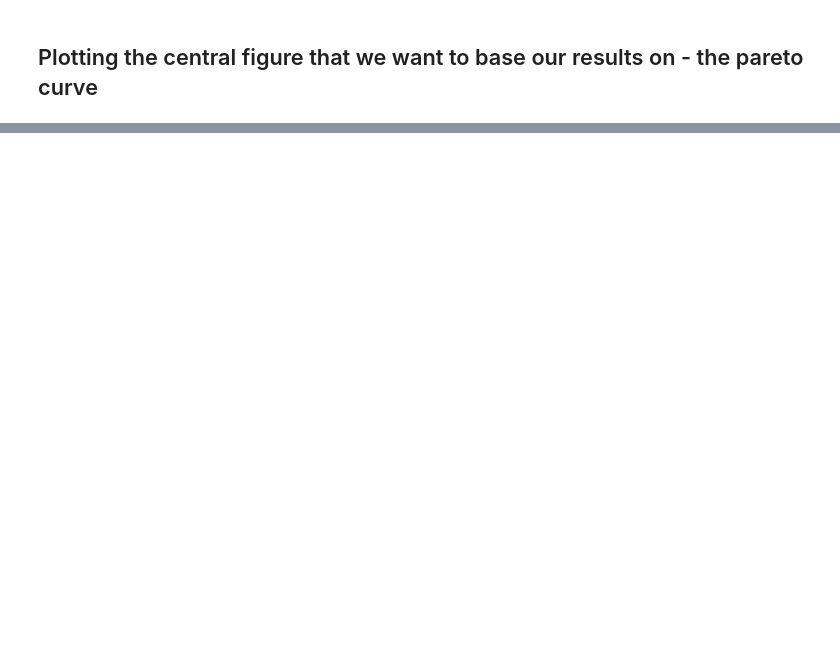
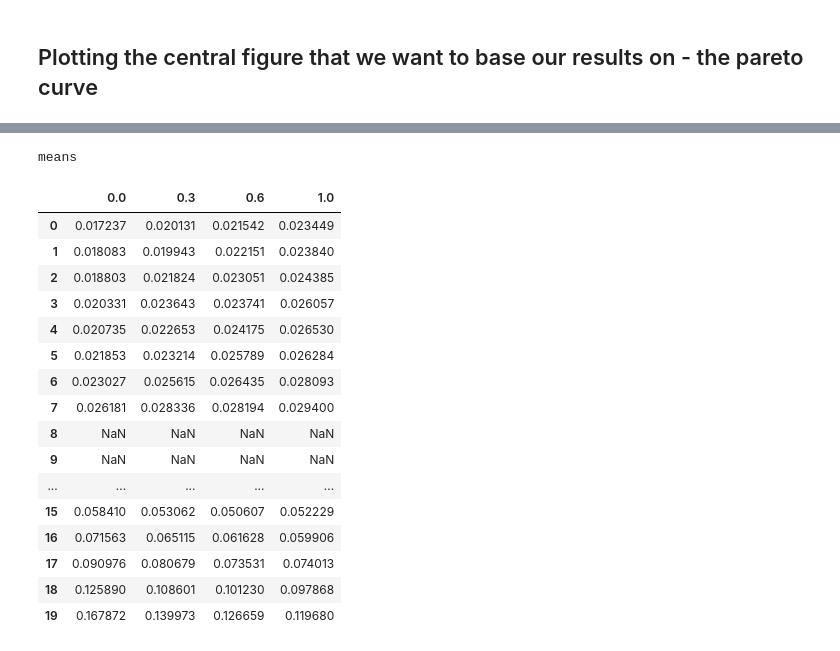
Before and after one commit to LEFTA98/ratings_with_eb, a Jupyter notebook: ec_plots.ipynb, the cells around one changed output, grey strips where cells are left out. Saved outputs shown, nothing was run; the diff lists cells and outputs as text; code cells hidden in the pictures; blank space fills up the shorter version.

```diff
--- a/ec_plots.ipynb
+++ b/ec_plots.ipynb
@@ -291,0 +384,27 @@ np.std([(item[-1] - item[0])/(item.shape[0]-1) for item in market_plays_dict[465
+# %%
+df_dict = {}
+for i in range(len(keys_to_plot)):
+    column = [np.mean(item) for item in plays_data[keys_to_plot[i]]]
+    df_dict[keys_to_plot[i]] = column
+
+print('means')
+pd.DataFrame(df_dict)
+# %% [output]
+means
+|  | 0.0 | 0.3 | 0.6 | 1.0 |
+| 0 | 0.017237 | 0.020131 | 0.021542 | 0.023449 |
+| 1 | 0.018083 | 0.019943 | 0.022151 | 0.023840 |
+| 2 | 0.018803 | 0.021824 | 0.023051 | 0.024385 |
+| 3 | 0.020331 | 0.023643 | 0.023741 | 0.026057 |
+| 4 | 0.020735 | 0.022653 | 0.024175 | 0.026530 |
+| 5 | 0.021853 | 0.023214 | 0.025789 | 0.026284 |
+| 6 | 0.023027 | 0.025615 | 0.026435 | 0.028093 |
+| 7 | 0.026181 | 0.028336 | 0.028194 | 0.029400 |
+| 8 | NaN | NaN | NaN | NaN |
+| 9 | NaN | NaN | NaN | NaN |
+| ... | ... | ... | ... | ... |
+| 15 | 0.058410 | 0.053062 | 0.050607 | 0.052229 |
+| 16 | 0.071563 | 0.065115 | 0.061628 | 0.059906 |
+| 17 | 0.090976 | 0.080679 | 0.073531 | 0.074013 |
+| 18 | 0.125890 | 0.108601 | 0.101230 | 0.097868 |
+| 19 | 0.167872 | 0.139973 | 0.126659 | 0.119680 |
```
Also changed, not shown: parts of 30 cells of this notebook, 1 other file.
